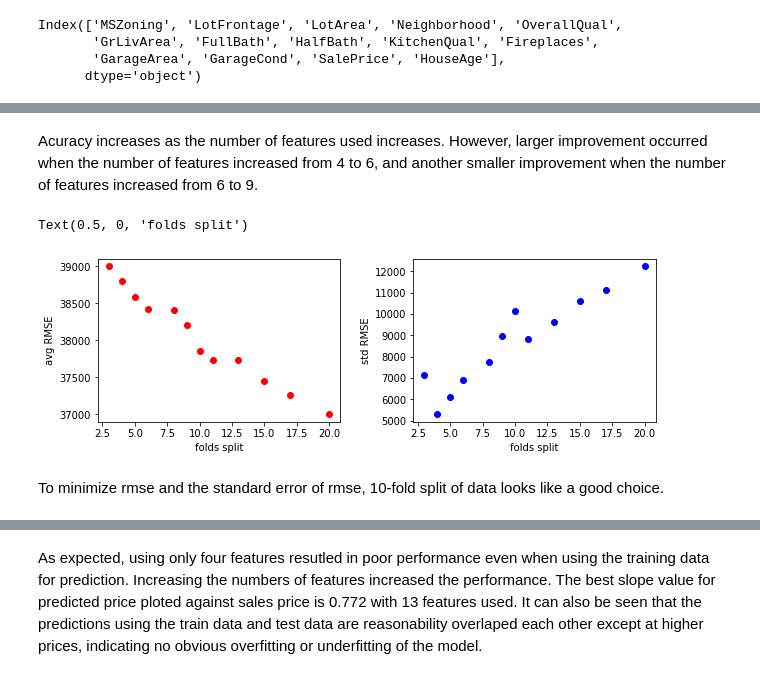
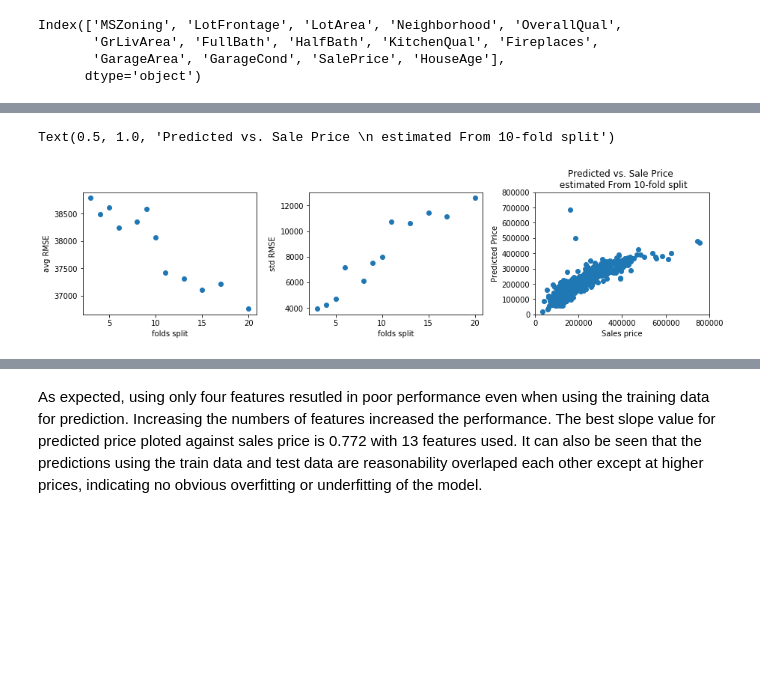
Before and after one commit to Xuehong-pdx/Projects, a Jupyter notebook: Price prediction using multiple ML algorythms.ipynb, the cells around one changed output, grey strips where cells are left out. Saved outputs shown, nothing was run; the diff lists cells and outputs as text; code cells hidden in the pictures; blank space fills up the shorter version.

```diff
--- a/Price prediction using multiple ML algorythms.ipynb
+++ b/Price prediction using multiple ML algorythms.ipynb
@@ -526,40 +471,51 @@ Text(0, 0.5, 'rmse')
-# %% [markdown]
-Acuracy increases as the number of features used increases.  However, larger improvement occurred when the number of features increased from 4 to 6, and another smaller improvement when the number of features increased from 6 to 9.
 # %%
 # Use k-fold cross-validation method to deterine the best way to split data for training.
 
-from sklearn.model_selection import cross_val_score, KFold
+from sklearn.model_selection import cross_val_score, cross_val_predict, KFold
 
+features = ['MSZoning', 'LotFrontage', 'LotArea', 'Neighborhood', 'OverallQual',
+       'GrLivArea', 'FullBath', 'HalfBath', 'KitchenQual', 'Fireplaces',
+       'GarageArea', 'GarageCond', 'HouseAge']
 num_folds = [3, 4, 5, 6, 8, 9, 10, 11, 13, 15, 17, 20]
 rmses_ls = []
 std_rmse_ls = []
+pred_ls = []
 
 for fold in num_folds:
     kf = KFold(fold, shuffle = True, random_state = 1)
     lr = linear_model.LinearRegression()
+    y_pred = cross_val_predict(lr, df[features], df['SalePrice'], cv = kf)
+    pred_ls.append(y_pred)
     mses = cross_val_score(lr, df[features], df['SalePrice'], scoring = 'neg_mean_squared_error', cv = kf)
     rmses = np.sqrt(np.abs(mses))
     avg_rmse = np.mean(rmses)
     rmses_ls.append(avg_rmse)
     std_rmse = np.std(rmses)
     std_rmse_ls.append(std_rmse)
 
-fig = plt.figure(figsize = (10,3))
+fig = plt.figure(figsize = (15,3))
 fig.subplots_adjust(wspace=0.3)
-ax1 = fig.add_subplot(1, 2, 1)
-ax1.scatter(num_folds, rmses_ls, color = 'red', label='avg_rmse')
+ax1 = fig.add_subplot(1, 3, 1)
+ax1.scatter(num_folds, rmses_ls)
 ax1.set_ylabel('avg RMSE')
 ax1.set_xlabel('folds split')
 
-ax2 = fig.add_subplot(1, 2, 2)
-ax2.scatter(num_folds, std_rmse_ls, color = 'blue', label='std_rmse')
+ax2 = fig.add_subplot(1, 3, 2)
+ax2.scatter(num_folds, std_rmse_ls)
 ax2.set_ylabel('std RMSE')
 ax2.set_xlabel('folds split')
+
+ax3 = fig.add_subplot(1, 3, 3)
+sp = int(df.shape[0]*0.9)
+ax3.scatter(df.SalePrice, pred_ls[6])
+ax3.set_xlabel('Sales price')
+ax3.set_ylabel('Predicted Price')
+ax3.set_xlim(0,800000)
+ax3.set_ylim(0,800000)
+ax3.set_title('Predicted vs. Sale Price \n estimated From 10-fold split')
 # %% [output]
-Text(0.5, 0, 'folds split')
+Text(0.5, 1.0, 'Predicted vs. Sale Price \n estimated From 10-fold split')
-[figure, old version]
+[figure, new version]
-# %% [markdown]
-To minimize rmse and the standard error of rmse, 10-fold split of data looks like a good choice.
 # %%
 import statistics
 print(f'min_rmse = {round(min(rmses_ls),3)}')
```
Also changed, not shown: parts of 20 cells of this notebook.
